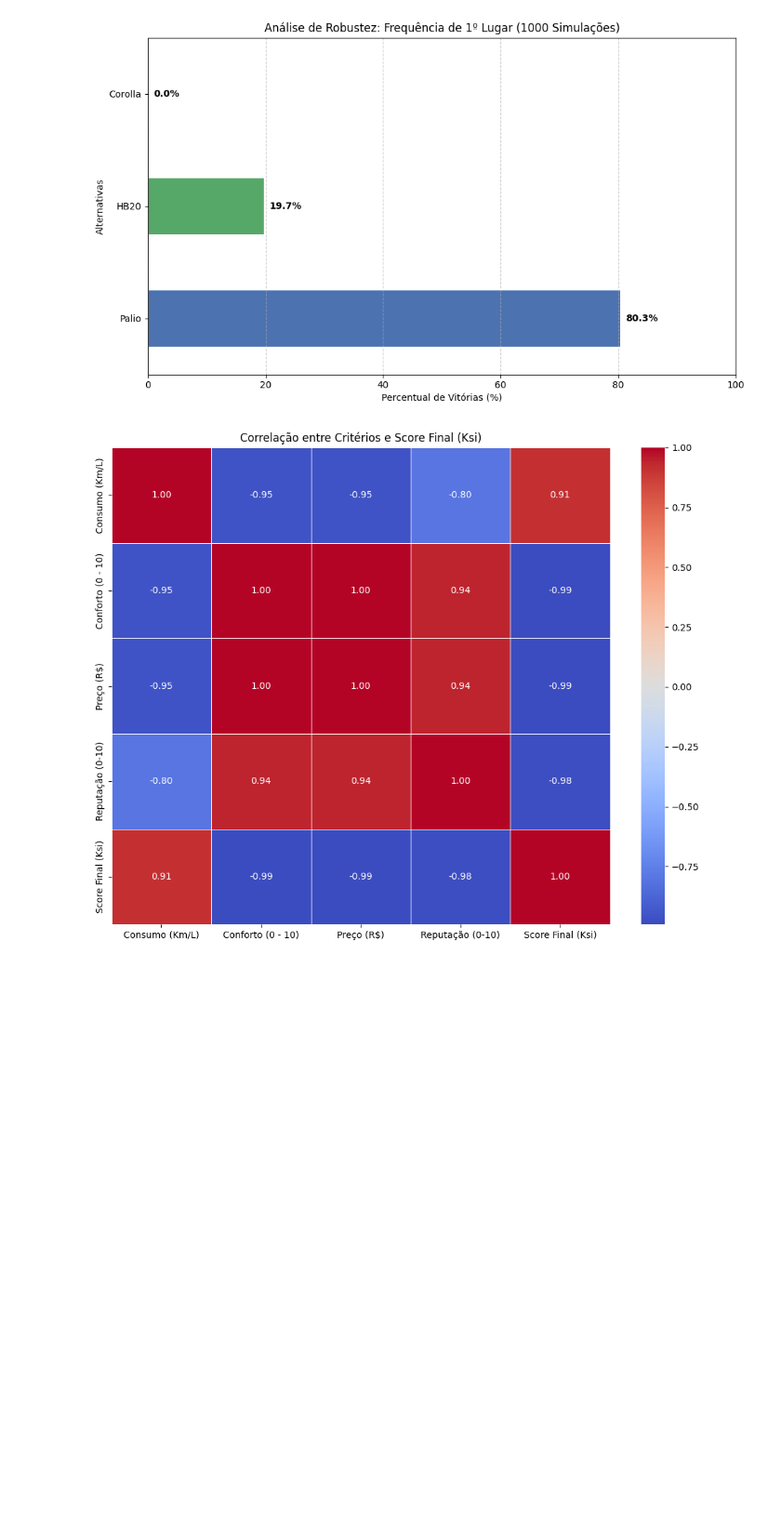
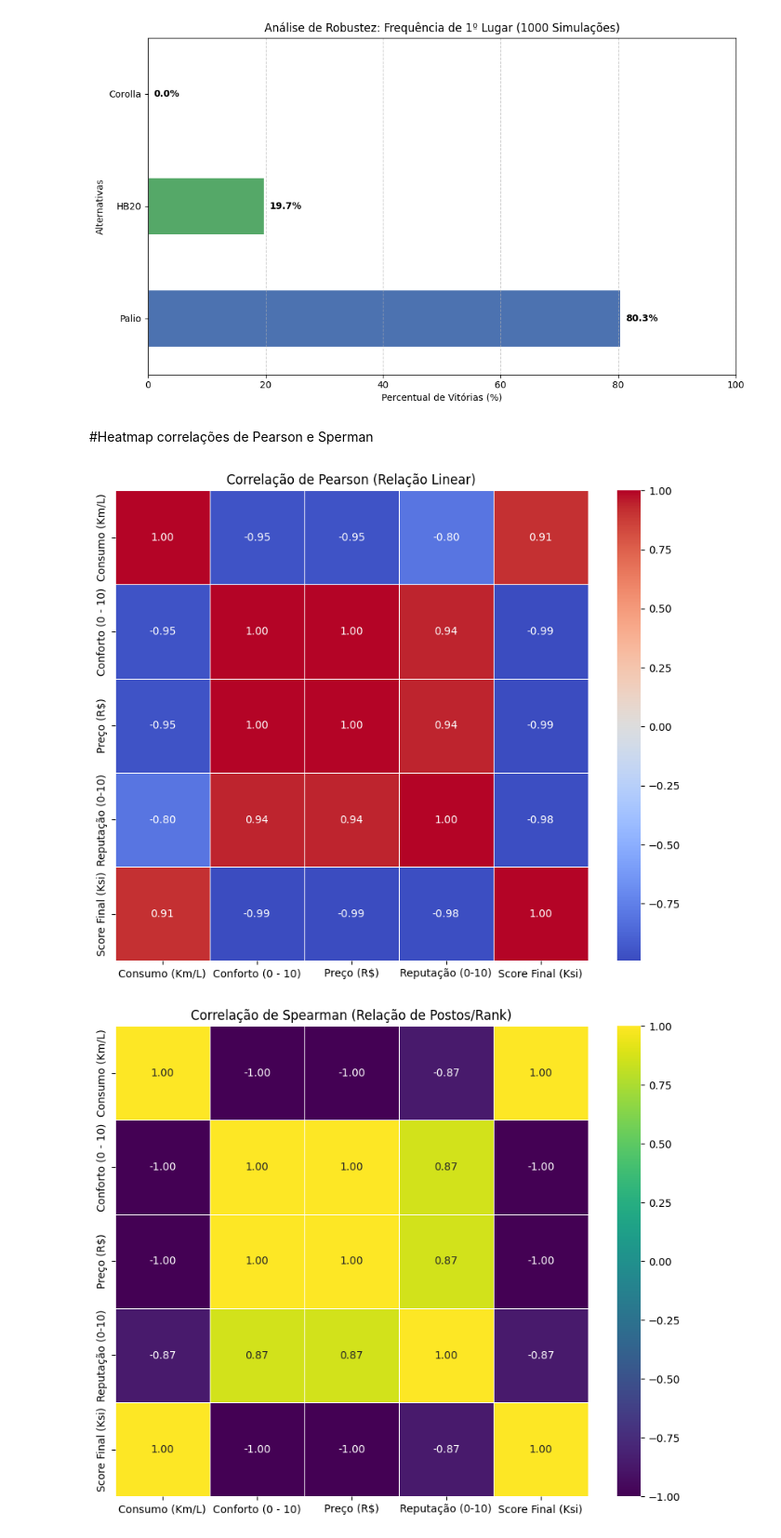
Before and after one commit to gustavo159753/Analise-de-dados, a Jupyter notebook: topsis.ipynb, the cells around one changed output. Shown at 93% size. Drawn from its saved outputs; the diff is of its cells as text; code cells hidden in the pictures; blank space fills up the shorter version.

```diff
--- a/topsis.ipynb
+++ b/topsis.ipynb
@@ -439,22 +414,31 @@ HB20       19.7
 Corolla     0.0
 Name: proportion, dtype: float64
 [figure]
+# %% [markdown]
+#Heatmap correlações de Pearson e Sperman
 # %%
 import seaborn as sns
+import matplotlib.pyplot as plt
 
-# 1. Create a DataFrame combining criteria and the final score (Ksi)
-# Using matrizR (Weighted Normalized Matrix) and closeness (Base scenario Ksi)
+# 1. Criar um DataFrame combinando critérios e o score final (Ksi)
 corr_data = pd.DataFrame(matrizR, columns=criterios)
 corr_data['Score Final (Ksi)'] = closeness
 
-# 2. Calculate Pearson correlation matrix
-corr_matrix = corr_data.corr()
+# 2. Calcular matrizes de correlação
+corr_pearson = corr_data.corr(method='pearson')
+corr_spearman = corr_data.corr(method='spearman')
 
-# 3. Generate the heatmap
+# 3. Gerar Heatmap de Pearson
 plt.figure(figsize=(10, 8))
-sns.heatmap(corr_matrix, annot=True, cmap='coolwarm', fmt='.2f', linewidths=0.5)
-plt.title('Correlação entre Critérios e Score Final (Ksi)')
-plt.tight_layout()
+sns.heatmap(corr_pearson, annot=True, cmap='coolwarm', fmt='.2f', linewidths=0.5)
+plt.title('Correlação de Pearson (Relação Linear)')
 plt.show()
+
+# 4. Gerar Heatmap de Spearman
+plt.figure(figsize=(10, 8))
+sns.heatmap(corr_spearman, annot=True, cmap='viridis', fmt='.2f', linewidths=0.5)
+plt.title('Correlação de Spearman (Relação de Postos/Rank)')
+plt.show()
 # %% [output]
-[figure, old version]
+[figure, new version]
+[figure, added]
```
Also changed, not shown: parts of 27 cells of this notebook.
